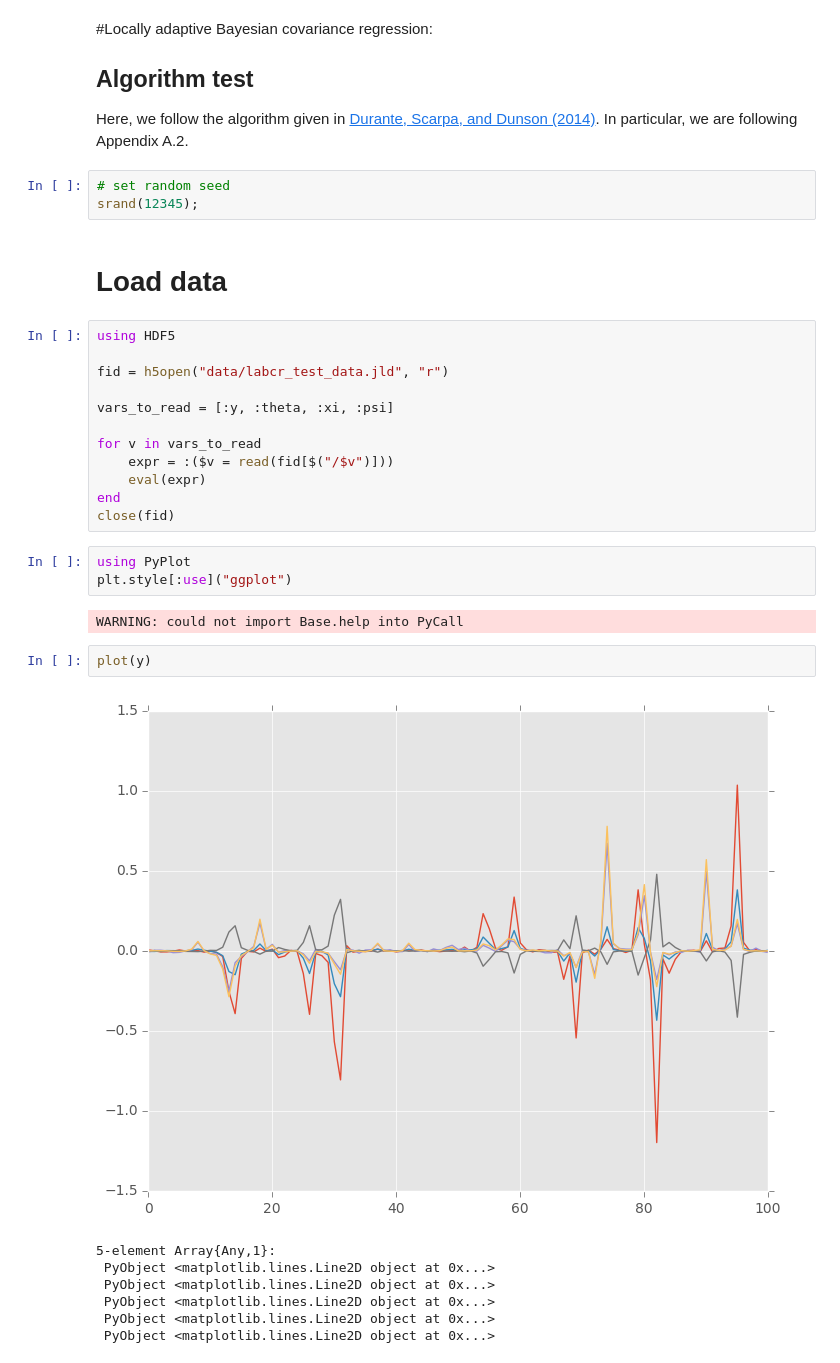
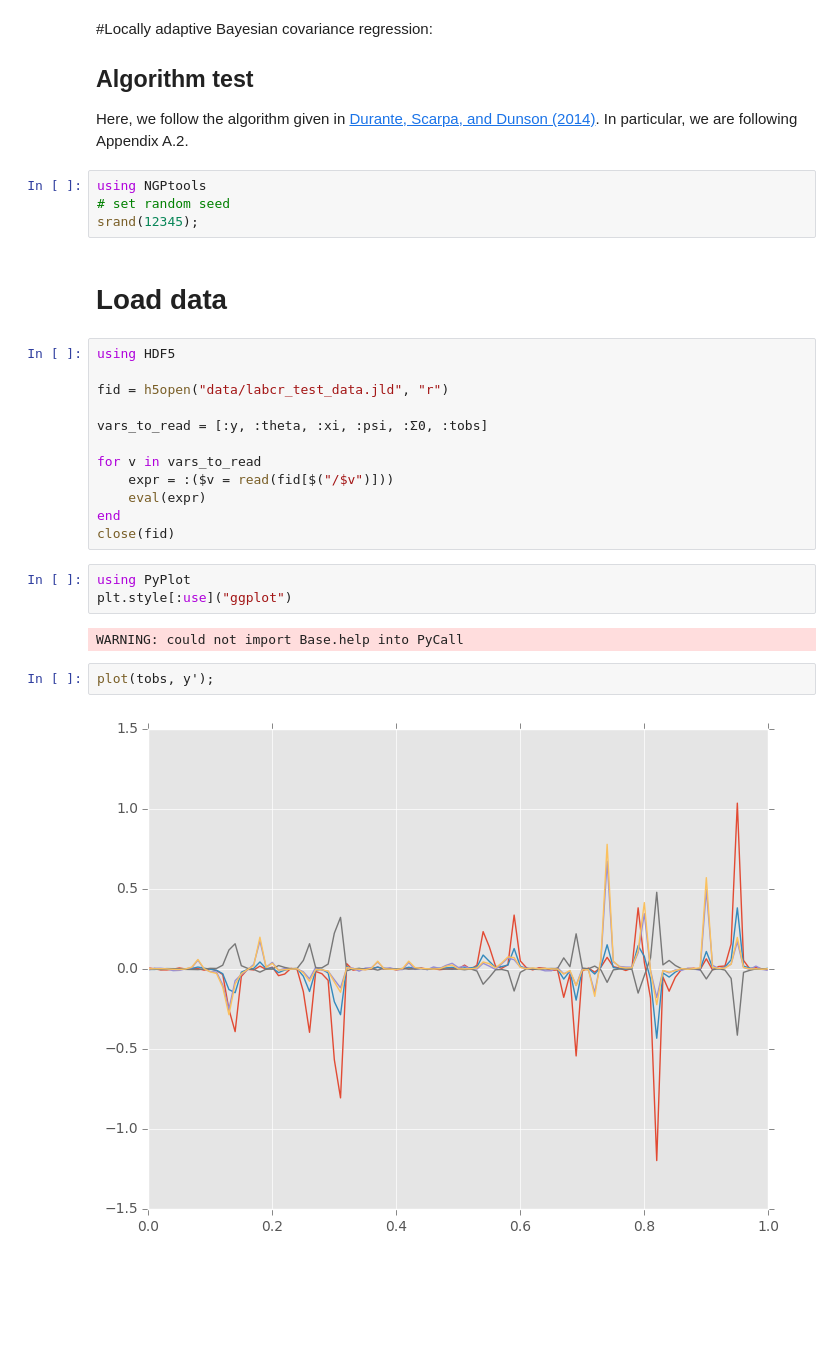
Before and after one commit to jmxpearson/laf, a Jupyter notebook: julia_labcr_integration_test.ipynb, the cells around one changed output. Drawn from its saved outputs; the diff is of its cells as text; blank space fills up the shorter version.

```diff
--- a/julia_labcr_integration_test.ipynb
+++ b/julia_labcr_integration_test.ipynb
@@ -4,6 +4,7 @@
 
 Here, we follow the algorithm given in [Durante, Scarpa, and Dunson (2014)](https://www.researchgate.net/profile/David_Dunson/publication/232063211_Locally_adaptive_factor_processes_for_multivariate_time_series/links/09e4150df41e8d582a000000.pdf). In particular, we are following Appendix A.2.
 # %%
+using NGPtools
 # set random seed
 srand(12345);
 # %% [markdown]
@@ -13,7 +14,7 @@ using HDF5
 
 fid = h5open("data/labcr_test_data.jld", "r")
 
-vars_to_read = [:y, :theta, :xi, :psi]
+vars_to_read = [:y, :theta, :xi, :psi, :Σ0, :tobs]
 
 for v in vars_to_read
     expr = :($v = read(fid[$("/$v")]))
@@ -26,12 +27,6 @@ plt.style[:use]("ggplot")
 # %% [output]
 WARNING: could not import Base.help into PyCall
 # %%
-plot(y)
+plot(tobs, y');
 # %% [output]
-[figure, old version]
+[figure, new version]
-5-element Array{Any,1}:
- PyObject <matplotlib.lines.Line2D object at 0x...>
- PyObject <matplotlib.lines.Line2D object at 0x...>
- PyObject <matplotlib.lines.Line2D object at 0x...>
- PyObject <matplotlib.lines.Line2D object at 0x...>
- PyObject <matplotlib.lines.Line2D object at 0x...>
```
Also changed, not shown: parts of 9 cells of this notebook, 4 other files.
